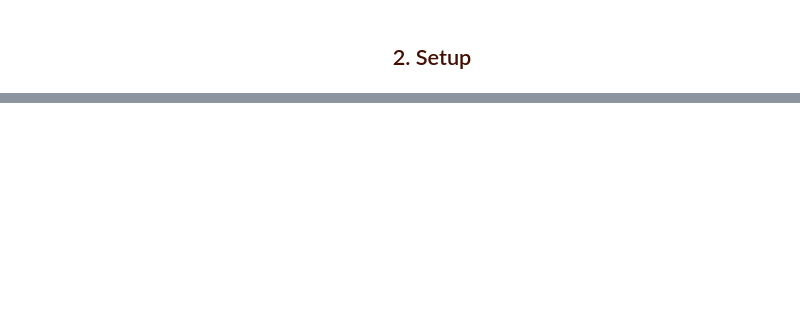
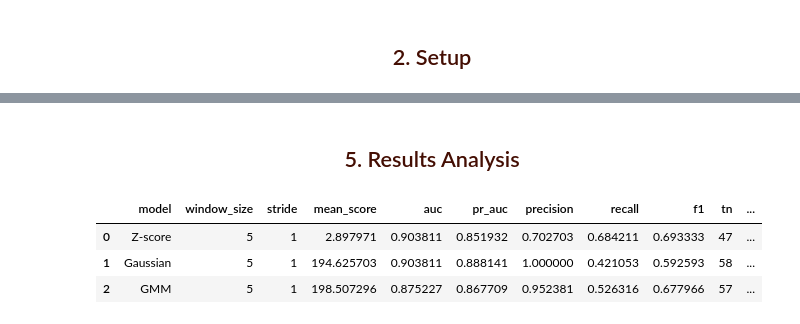
Before and after one commit to MNGARCIA085/Anomaly-Detection, a Jupyter notebook: notebooks/Baseline.ipynb, the cells around one changed output, grey strips where cells are left out. Cells and saved outputs as stored; diff of their text form; code cells hidden in the pictures; blank space fills up the shorter version.

```diff
--- a/notebooks/Baseline.ipynb
+++ b/notebooks/Baseline.ipynb
@@ -599,0 +198,2 @@ metrics
+# %%
+results = []
@@ -599,0 +541,30 @@ metrics
+# %%
+# 2. Model
+gmm = GaussianMixture(
+    n_components=4,
+    covariance_type="full",
+    random_state=42,
+)
+
+gmm.fit(X_train_model)
+
+# Higher score = more anomalous
+val_scores = -gmm.score_samples(X_val_model)
+
+# preds
+threshold = np.quantile(gaussian_scores(X_train_model), 0.99)
+val_pred = (val_scores > threshold).astype(int)
+# %%
+# 3. Evaluation
+gmm_metrics = evaluator.evaluate(
+    scores=val_scores,
+    y_true=y_val_w,
+    predictions=val_pred,
+)
+
+results.append({
+    "model": "GMM",
+    "window_size": 5,
+    "stride": 1,
+    **gmm_metrics,
+})
@@ -599,0 +575,13 @@ metrics
+# %% [markdown]
+<a id="5"></a>
+<h2 align="center">
+  <span style="color: #440E03;">5. Results Analysis </span>
+</h2>
+# %%
+results_df = pd.DataFrame(results)
+results_df
+# %% [output]
+|  | model | window_size | stride | mean_score | auc | pr_auc | precision | recall | f1 | tn | ... |
+| 0 | Z-score | 5 | 1 | 2.897971 | 0.903811 | 0.851932 | 0.702703 | 0.684211 | 0.693333 | 47 | ... |
+| 1 | Gaussian | 5 | 1 | 194.625703 | 0.903811 | 0.888141 | 1.000000 | 0.421053 | 0.592593 | 58 | ... |
+| 2 | GMM | 5 | 1 | 198.507296 | 0.875227 | 0.867709 | 0.952381 | 0.526316 | 0.677966 | 57 | ... |
```
Also changed, not shown: parts of 49 cells of this notebook, 1 other file.
